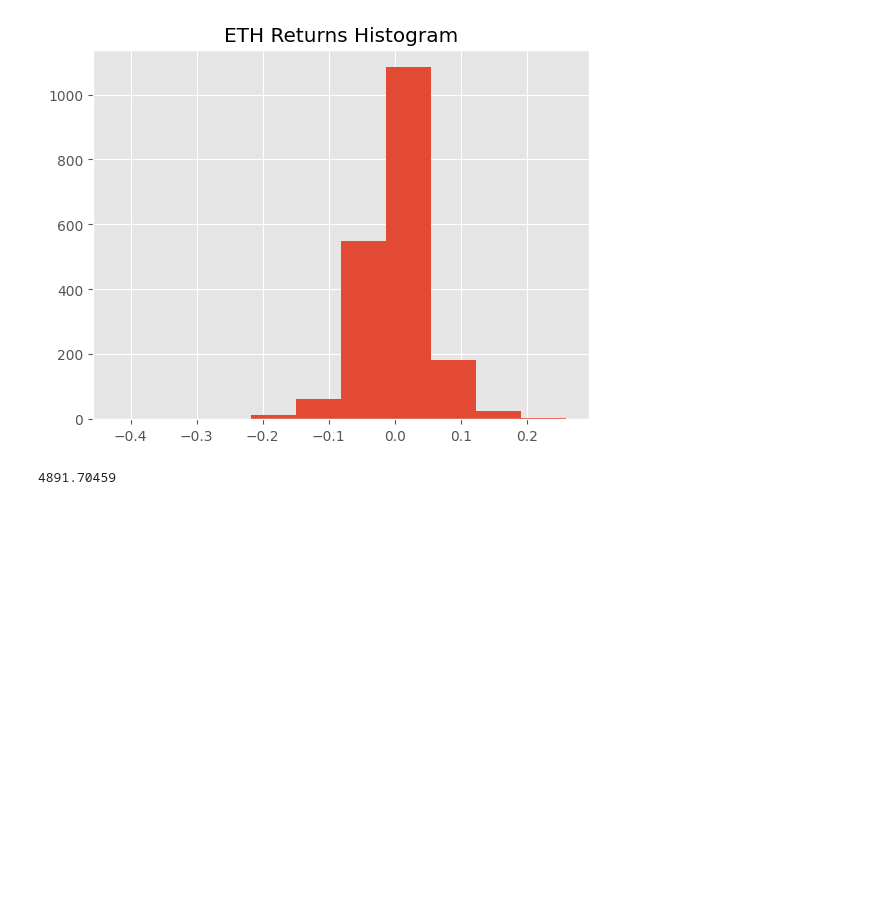
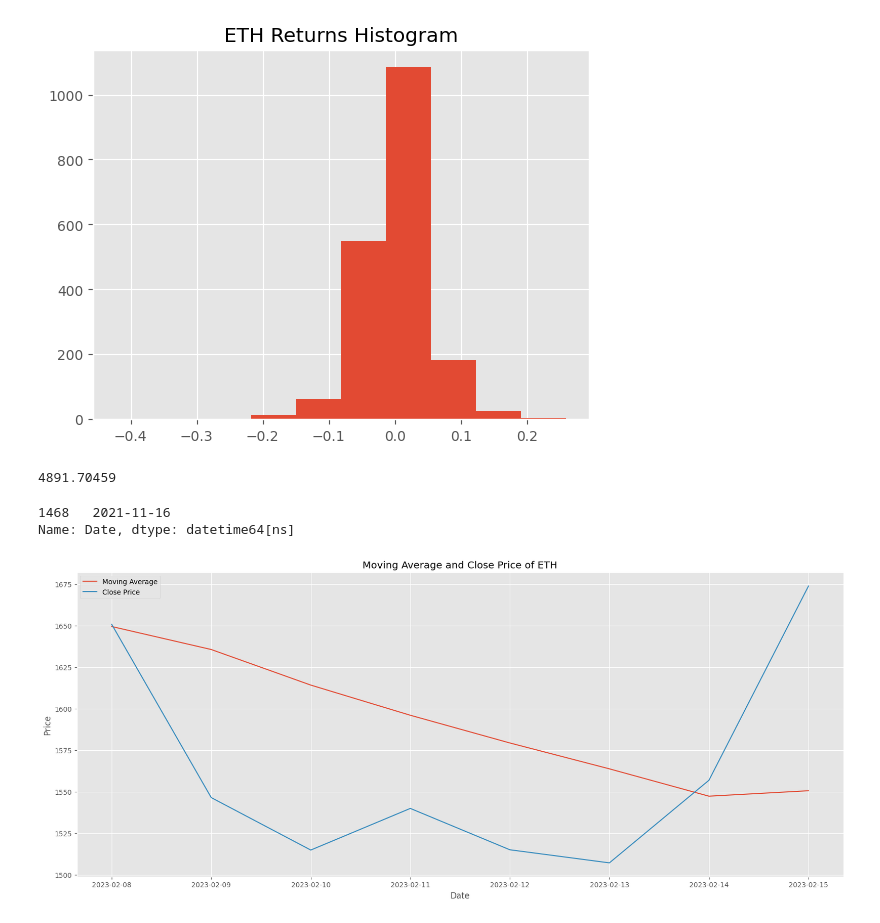
Before and after one commit to michaellui67/Ethereum-Price-Analysis, a Jupyter notebook: Exploratory data analysis.ipynb, the cells around one changed output. Cells and saved outputs as stored; diff of their text form; code cells hidden in the pictures; blank space fills up the shorter version.

Commit message:
add price prediction

```diff
--- a/Exploratory data analysis.ipynb
+++ b/Exploratory data analysis.ipynb
@@ -118,3 +114,27 @@ plt.show()
 df['High'].max() # All Time High (ATH)
 # %% [output]
 4891.70459
+# %%
+# When ETH reach ATH?
+ath_date = df[df['High'] == df['High'].max()]['Date']
+ath_date # output: row number   date
+# %% [output]
+1468   2021-11-16
+Name: Date, dtype: datetime64[ns]
+# %%
+df['SMA_10'] = df['Close'].rolling(window=7).mean() # Calculate Simple Moving Average for a week
+
+start = pd.to_datetime('2023-02-08')
+end = pd.to_datetime('2023-02-15')
+mdf = df[df['Date'].between(start, end)]
+
+plt.figure(figsize=(20,8))
+plt.plot(mdf['Date'], mdf['SMA_10'], label='Moving Average')
+plt.plot(mdf['Date'], mdf['Close'], label='Close Price')
+plt.title('Moving Average and Close Price of ETH')
+plt.legend()
+plt.ylabel('Price')
+plt.xlabel('Date')
+plt.show()
+# %% [output]
+[figure, added]
```
Also changed, not shown: parts of 1 cell of this notebook.
